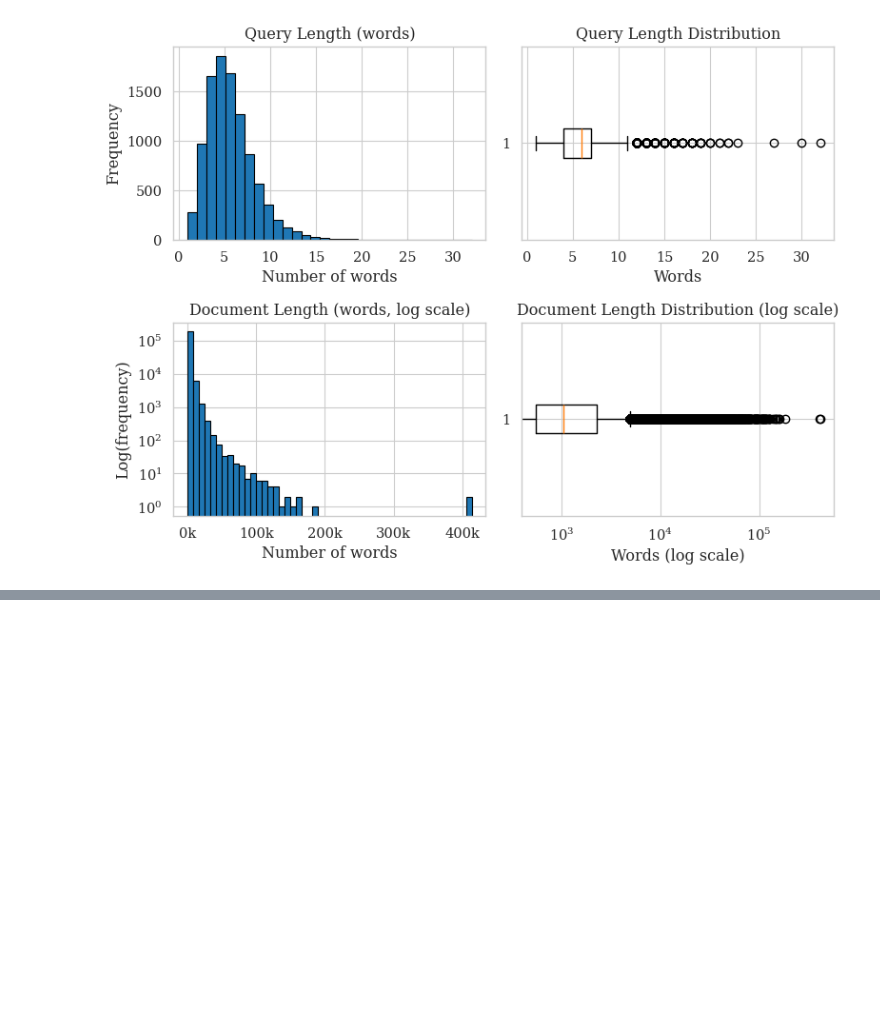
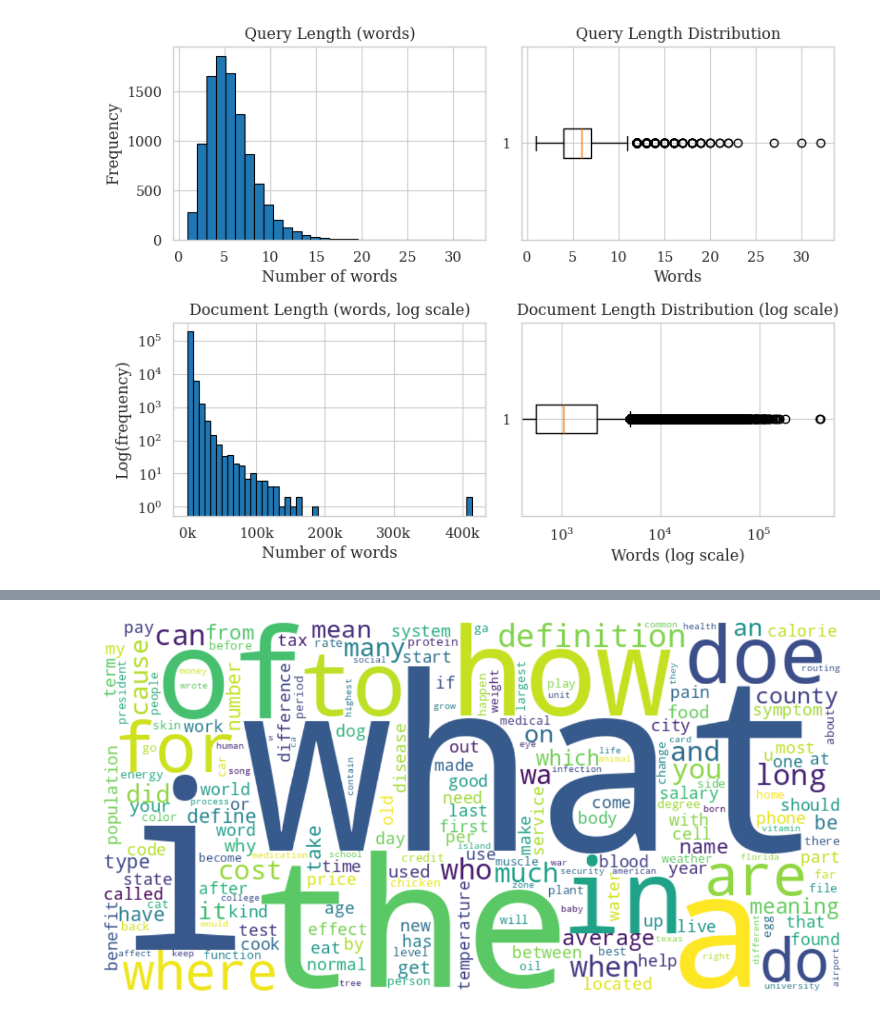
Before and after one commit to christianjensen2903/search-engines, a Jupyter notebook: data_analysis.ipynb, the cells around one changed output, grey strips where cells are left out. Saved outputs shown, nothing was run; the diff lists cells and outputs as text; code cells hidden in the pictures; blank space fills up the shorter version.

```diff
--- a/data_analysis.ipynb
+++ b/data_analysis.ipynb
@@ -16,15 +15,6 @@ docs = pd.read_json('data/docs.jsonl', lines=True)
 # %%
-import pyterrier as pt
-
-if not pt.started(): pt.init()
-
-tokenizer = pt.terrier.TerrierTokeniser()
-
-
-# queries['query_word_count'] = queries['text'].apply(lambda x: len(word_tokenize(x)))
-queries['query_word_count'] = tokenizer.transform(queries)['text'].apply(len)
-# docs['body_word_count'] = docs['body'].apply(lambda x: len(word_tokenize(x)))
-docs['body_word_count'] = tokenizer.docs(queries)['body'].apply(len)
+queries['query_word_count'] = queries['text'].apply(lambda x: len(word_tokenize(x)))
+docs['body_word_count'] = docs['body'].apply(lambda x: len(word_tokenize(x)))
 
 print("Query length statistics:")
 print(queries['query_word_count'].describe())
@@ -105,0 +149,29 @@ plt.show()
+# %%
+from wordcloud import WordCloud, STOPWORDS
+import matplotlib.pyplot as plt
+
+# 3. Combine all query texts into one big string
+all_text = " ".join(queries['text'].astype(str))
+
+# 4. (Optional) Define extra stopwords
+stopwords = set(STOPWORDS)
+# e.g. stopwords.update(["please","help","google"])  # whatever common words you want to ignore
+
+# 5. Generate the word cloud
+wc = WordCloud(
+    width=800,
+    height=400,
+    background_color='white',
+    stopwords=set(),
+    max_words=200,
+    collocations=False  # don’t join bigrams, just single words
+).generate(all_text)
+
+# 6. Display it
+plt.figure(figsize=(12, 6))
+plt.imshow(wc, interpolation='bilinear')
+plt.axis('off')
+plt.tight_layout()
+plt.show()
+# %% [output]
+[figure, added]
```
Also changed, not shown: parts of 3 cells of this notebook.
